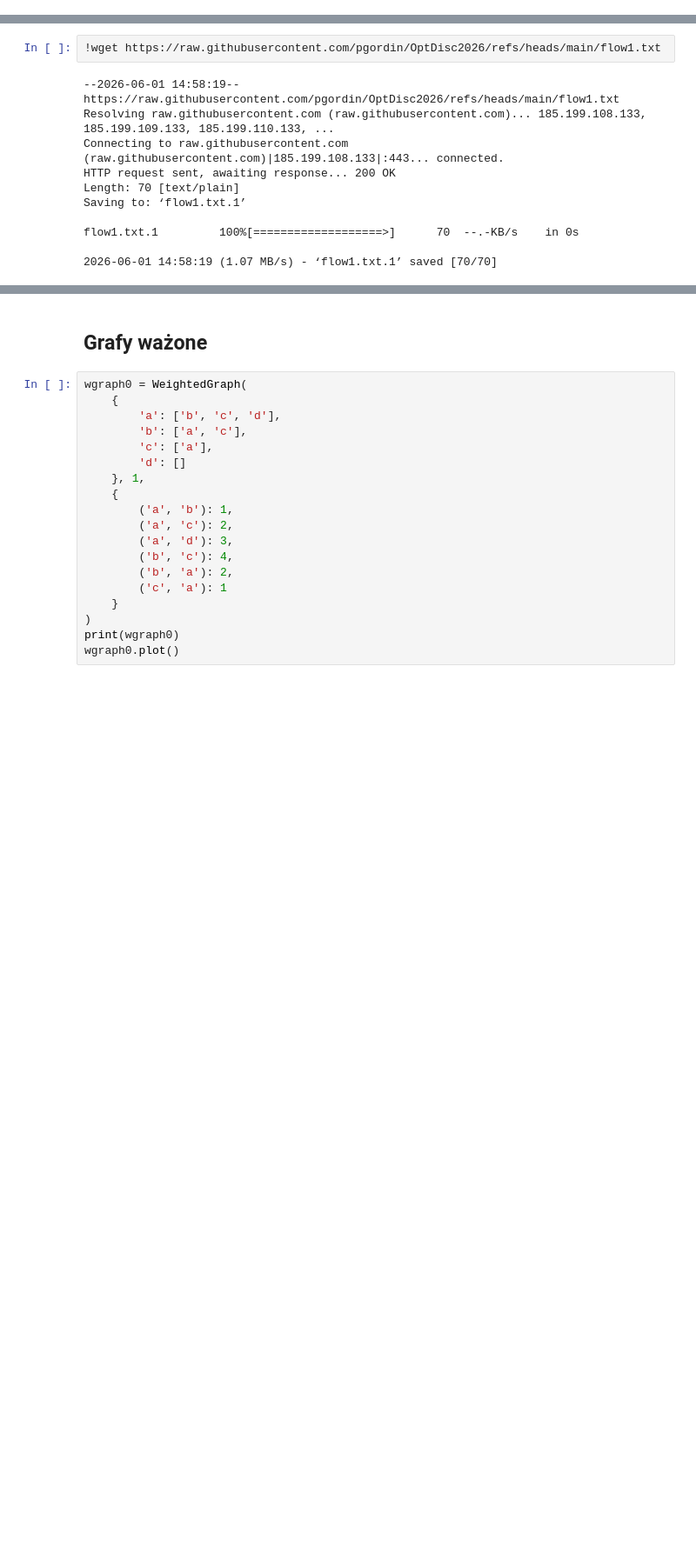
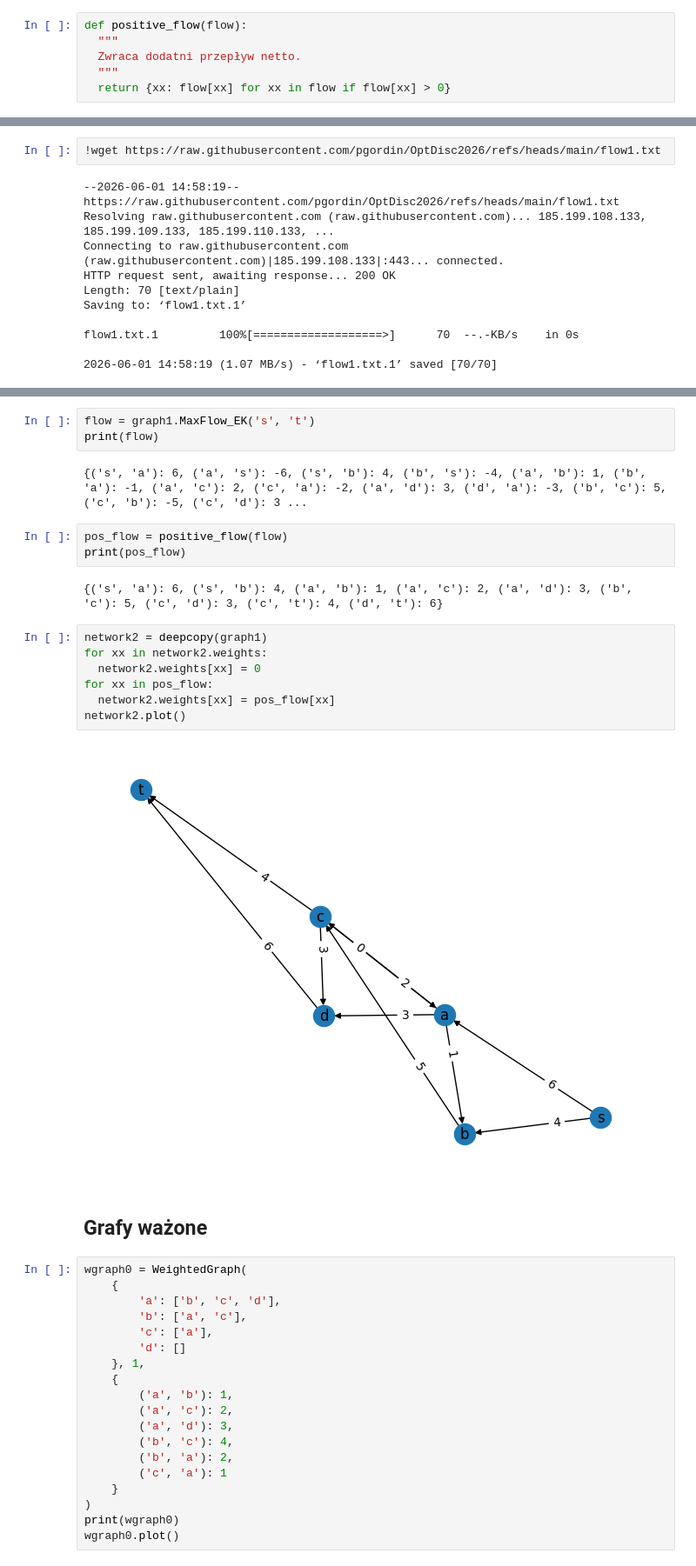
Before and after one commit to pgordin/OptDisc2026, a Jupyter notebook: Grafy7b.ipynb, the cells around one changed output, grey strips where cells are left out. Shown at 87% size. Cells and saved outputs as stored; diff of their text form; blank space fills up the shorter version.

```diff
--- a/Grafy7b.ipynb
+++ b/Grafy7b.ipynb
@@ -631,3 +666,9 @@ class WeightedGraph(Graph):
+# %%
+def positive_flow(flow):
+  """
+  Zwraca dodatni przepływ netto.
+  """
+  return {xx: flow[xx] for xx in flow if flow[xx] > 0}
 # %% [markdown]
 # Testowanie funkcji
 # %% [markdown]
@@ -653,3 +699,22 @@ graph1.plot()
+# %%
+flow = graph1.MaxFlow_EK('s', 't')
+print(flow)
+# %% [output]
+{('s', 'a'): 6, ('a', 's'): -6, ('s', 'b'): 4, ('b', 's'): -4, ('a', 'b'): 1, ('b', 'a'): -1, ('a', 'c'): 2, ('c', 'a'): -2, ('a', 'd'): 3, ('d', 'a'): -3, ('b', 'c'): 5, ('c', 'b'): -5, ('c', 'd'): 3 ...
+# %%
+pos_flow = positive_flow(flow)
+print(pos_flow)
+# %% [output]
+{('s', 'a'): 6, ('s', 'b'): 4, ('a', 'b'): 1, ('a', 'c'): 2, ('a', 'd'): 3, ('b', 'c'): 5, ('c', 'd'): 3, ('c', 't'): 4, ('d', 't'): 6}
+# %%
+network2 = deepcopy(graph1)
+for xx in network2.weights:
+  network2.weights[xx] = 0
+for xx in pos_flow:
+  network2.weights[xx] = pos_flow[xx]
+network2.plot()
+# %% [output]
+[figure, added]
 # %% [markdown]
 ## Grafy ważone
 # %%
```
Also changed, not shown: parts of 3 cells of this notebook.
